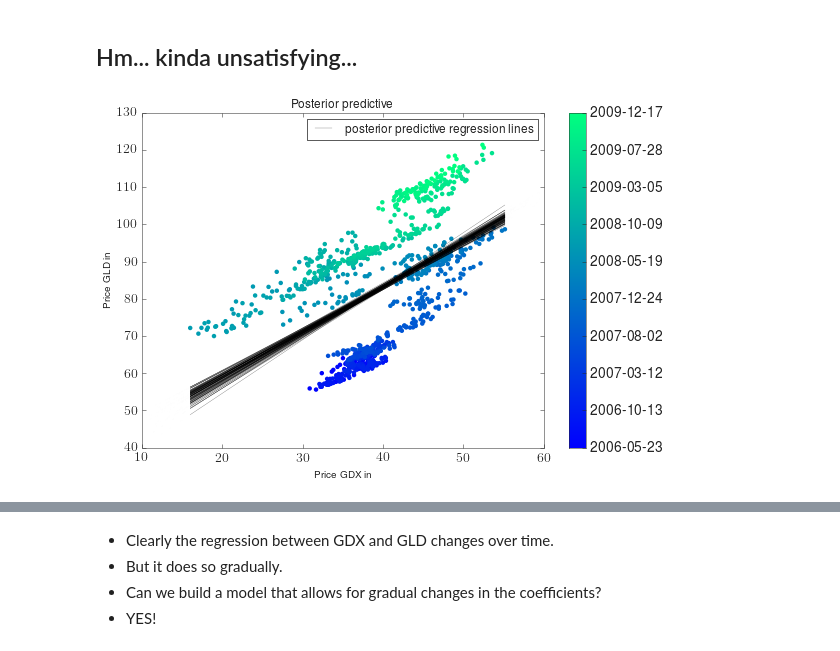
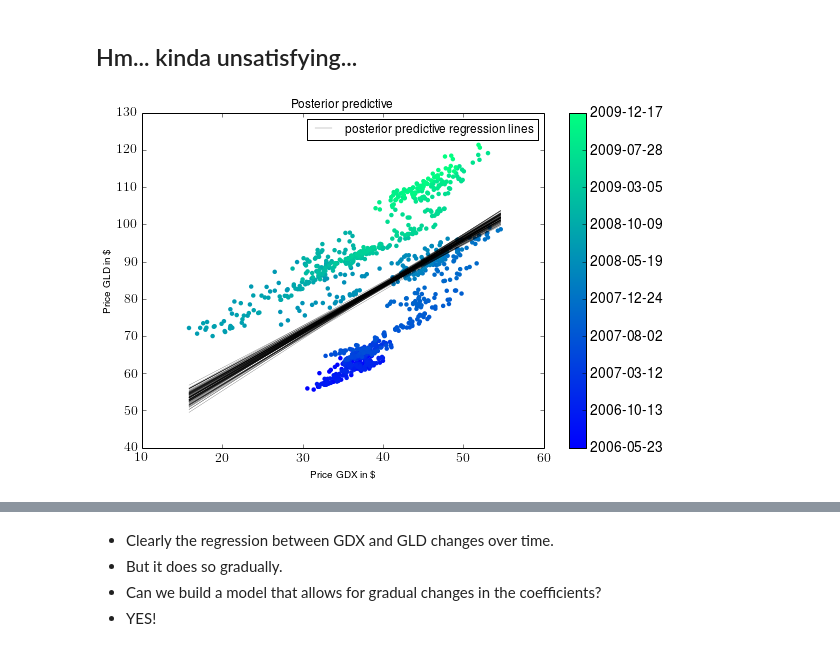
Before and after one commit to twiecki/pymc3_talk, a Jupyter notebook: bayesian_pymc3.ipynb, the cells around one changed output, grey strips where cells are left out. Drawn from its saved outputs; the diff is of its cells as text; code cells hidden in the pictures.

```diff
--- a/bayesian_pymc3.ipynb
+++ b/bayesian_pymc3.ipynb
@@ -407,18 +395,18 @@ with pm.Model() as model_reg:
 ## Hm... kinda unsatisfying...
 # %%
 fig = plt.figure(figsize=(9, 6))
-ax = fig.add_subplot(111, xlabel='Price GDX in $', ylabel='Price GLD in $',
+ax = fig.add_subplot(111, xlabel='Price GDX in \$', ylabel='Price GLD in \$',
             title='Posterior predictive regression lines')
 sc = ax.scatter(prices.GDX, prices.GLD, c=colors, cmap=mymap, lw=0)
 glm.plot_posterior_predictive(trace_reg, samples=100,
                               label='posterior predictive regression lines',
                               lm=lambda x, sample: sample['Intercept'] + sample['GDX'] * x,
                               eval=np.linspace(prices.GDX.min(), prices.GDX.max(), 100))
 cb = plt.colorbar(sc)
 cb.ax.set_yticklabels([str(p.date()) for p in prices[::len(prices)//10].index]);
 ax.legend(loc=0);
 fig.savefig('ppc4.png')
 # %% [output]
-[figure, old version]
+[figure, new version]
 # %%
 Image('ppc4.png')
```
Also changed, not shown: parts of 37 cells of this notebook, 1 other file.
